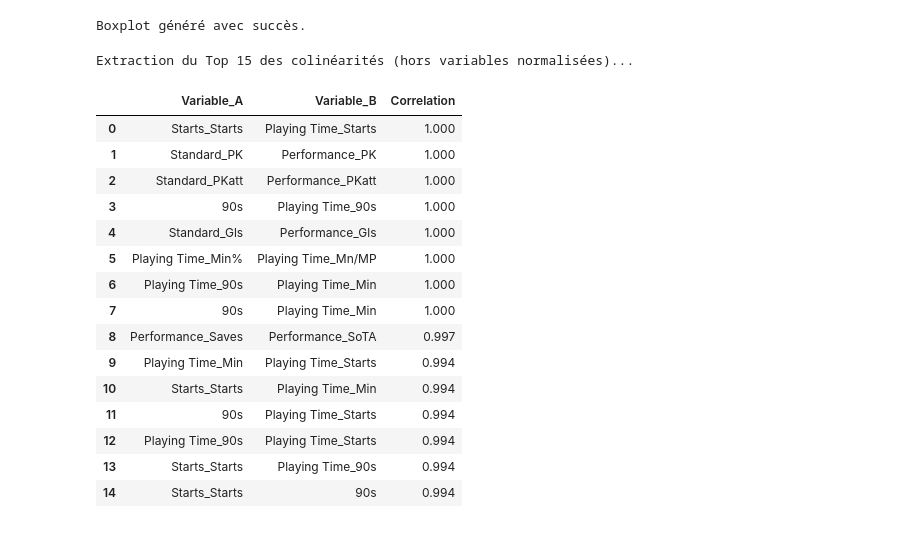
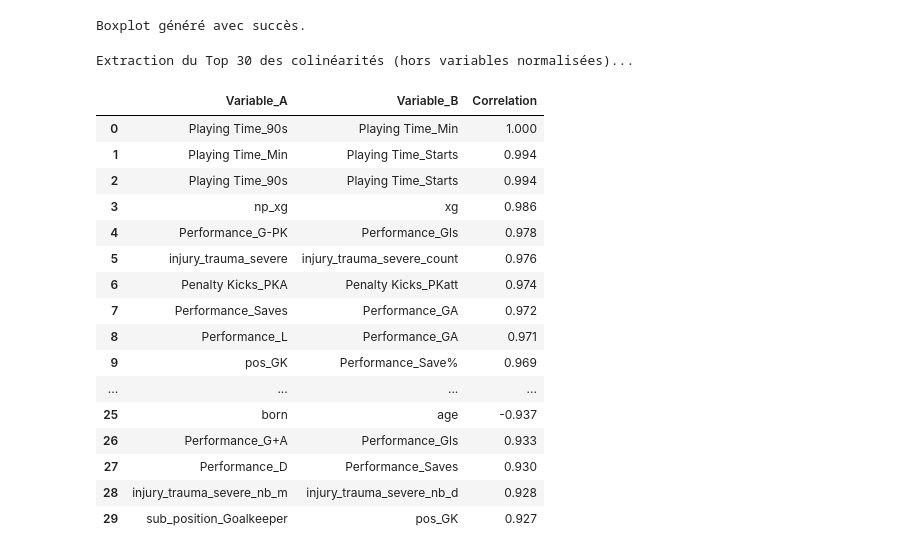
Before and after one commit to Quadratic-Labs/predict_vm_football, a Jupyter notebook: notebooks/05_exploration_approfondie.ipynb, the cells around one changed output. Saved outputs shown, nothing was run; the diff lists cells and outputs as text; code cells hidden in the pictures.

Commit message:
[feat] - Suppression de variables et mise à jour de l'EDA

```diff
--- a/notebooks/05_exploration_approfondie.ipynb
+++ b/notebooks/05_exploration_approfondie.ipynb
@@ -251,28 +251,29 @@ Démarrage de l'analyse de distribution des prix...
 Boxplot généré avec succès.
 # %%
 # On détecte les colinéarités
-colinearites = detecter_top_colinearites(df_base, top_n=15)
+colinearites = detecter_top_colinearites(df_base, top_n=30)
 
 # On affiche le tableau
 display(colinearites)
 # %% [output]
-Extraction du Top 15 des colinéarités (hors variables normalisées)...
+Extraction du Top 30 des colinéarités (hors variables normalisées)...
 |  | Variable_A | Variable_B | Correlation |
-| 0 | Starts_Starts | Playing Time_Starts | 1.000 |
-| 1 | Standard_PK | Performance_PK | 1.000 |
-| 2 | Standard_PKatt | Performance_PKatt | 1.000 |
-| 3 | 90s | Playing Time_90s | 1.000 |
-| 4 | Standard_Gls | Performance_Gls | 1.000 |
-| 5 | Playing Time_Min% | Playing Time_Mn/MP | 1.000 |
-| 6 | Playing Time_90s | Playing Time_Min | 1.000 |
-| 7 | 90s | Playing Time_Min | 1.000 |
-| 8 | Performance_Saves | Performance_SoTA | 0.997 |
-| 9 | Playing Time_Min | Playing Time_Starts | 0.994 |
-| 10 | Starts_Starts | Playing Time_Min | 0.994 |
-| 11 | 90s | Playing Time_Starts | 0.994 |
-| 12 | Playing Time_90s | Playing Time_Starts | 0.994 |
-| 13 | Starts_Starts | Playing Time_90s | 0.994 |
-| 14 | Starts_Starts | 90s | 0.994 |
+| 0 | Playing Time_90s | Playing Time_Min | 1.000 |
+| 1 | Playing Time_Min | Playing Time_Starts | 0.994 |
+| 2 | Playing Time_90s | Playing Time_Starts | 0.994 |
+| 3 | np_xg | xg | 0.986 |
+| 4 | Performance_G-PK | Performance_Gls | 0.978 |
+| 5 | injury_trauma_severe | injury_trauma_severe_count | 0.976 |
+| 6 | Penalty Kicks_PKA | Penalty Kicks_PKatt | 0.974 |
+| 7 | Performance_Saves | Performance_GA | 0.972 |
+| 8 | Performance_L | Performance_GA | 0.971 |
+| 9 | pos_GK | Performance_Save% | 0.969 |
+| ... | ... | ... | ... |
+| 25 | born | age | -0.937 |
+| 26 | Performance_G+A | Performance_Gls | 0.933 |
+| 27 | Performance_D | Performance_Saves | 0.930 |
+| 28 | injury_trauma_severe_nb_m | injury_trauma_severe_nb_d | 0.928 |
+| 29 | sub_position_Goalkeeper | pos_GK | 0.927 |
 # %%
 # On applique la fonction
 tableau_importance = analyser_variables_les_plus_explicatives(df_base, target_col=TARGET, top_n=30)
```
Also changed, not shown: parts of 3 cells of this notebook, 3 other files.
